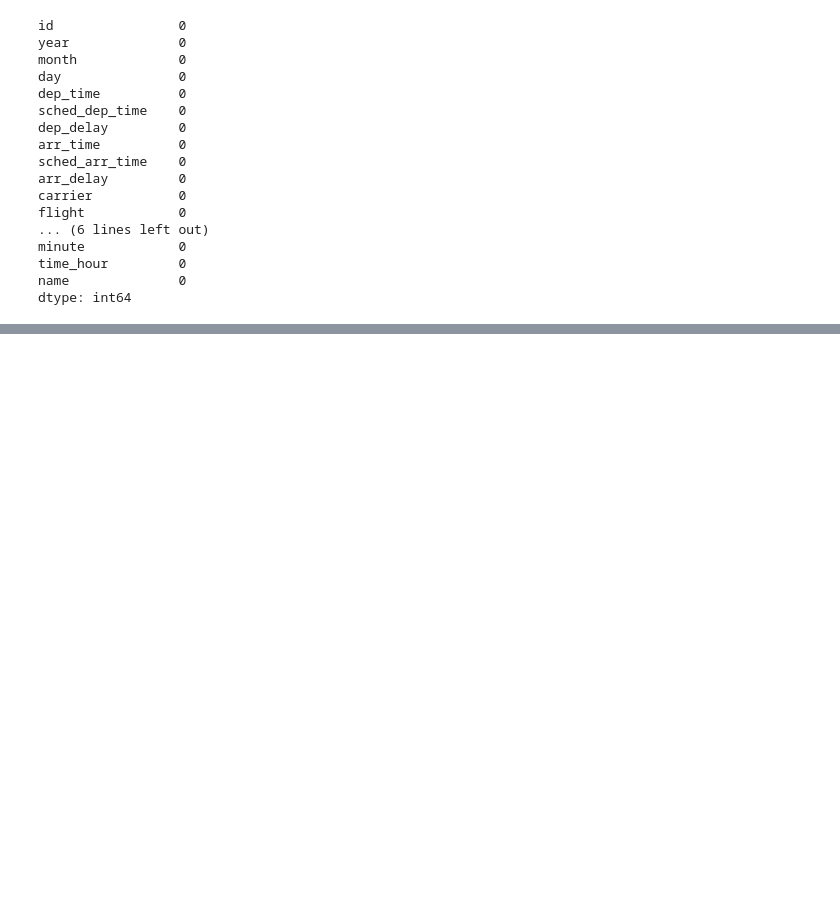
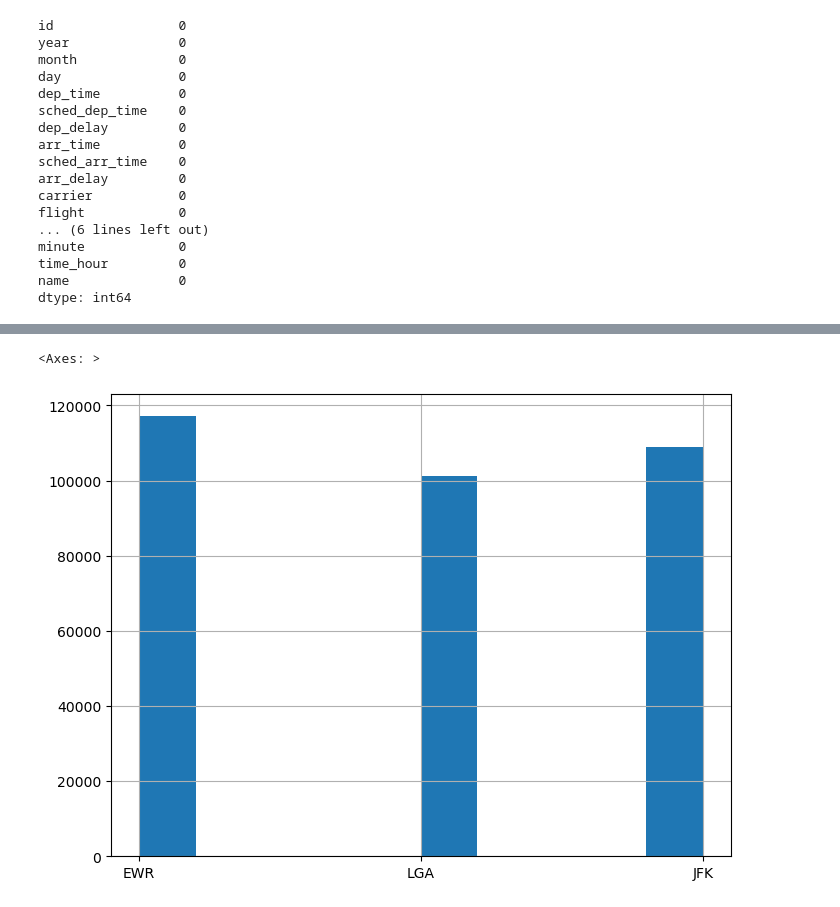
Before and after one commit to mobinghasemi/EDA_on_Flights, a Jupyter notebook: DATASCIENCE2_Ex04_mobin_ghasemi_kurd.ipynb, the cells around one changed output, grey strips where cells are left out. Drawn from its saved outputs; the diff is of its cells as text; code cells hidden in the pictures; blank space fills up the shorter version.

```diff
--- a/DATASCIENCE2_Ex04_mobin_ghasemi_kurd.ipynb
+++ b/DATASCIENCE2_Ex04_mobin_ghasemi_kurd.ipynb
@@ -387,0 +456,5 @@ dtype: int64
+# %%
+df["origin"].hist()
+# %% [output]
+<Axes: >
+[figure, added]
```
Also changed, not shown: parts of 17 cells of this notebook.
